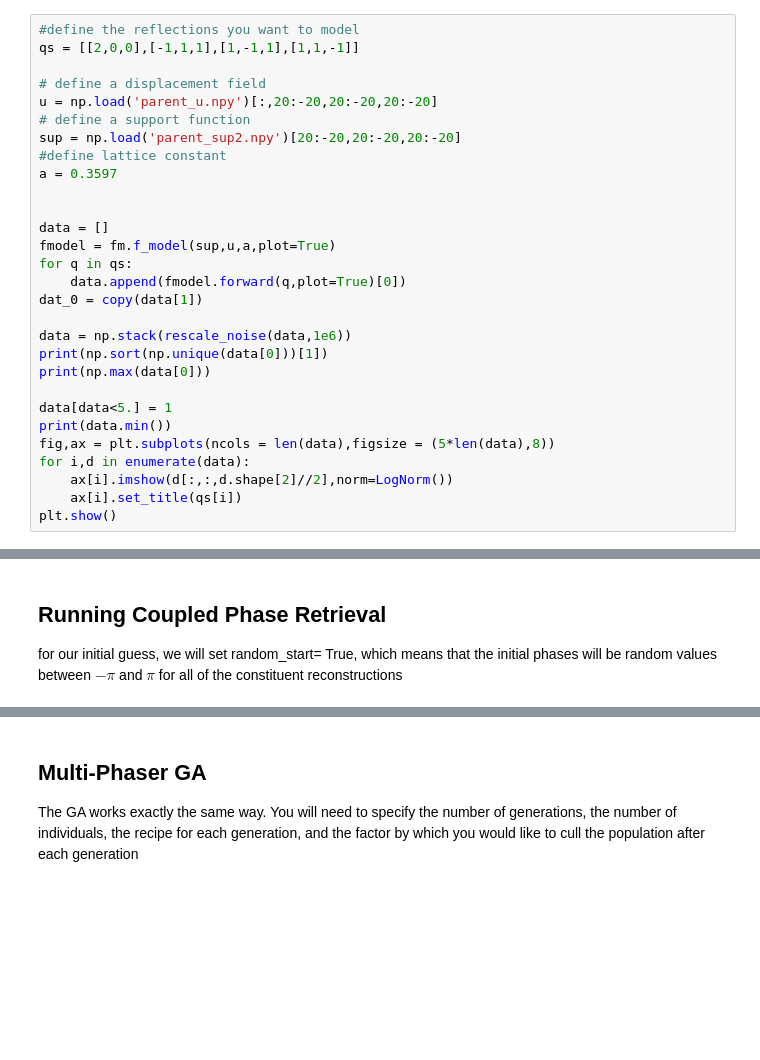
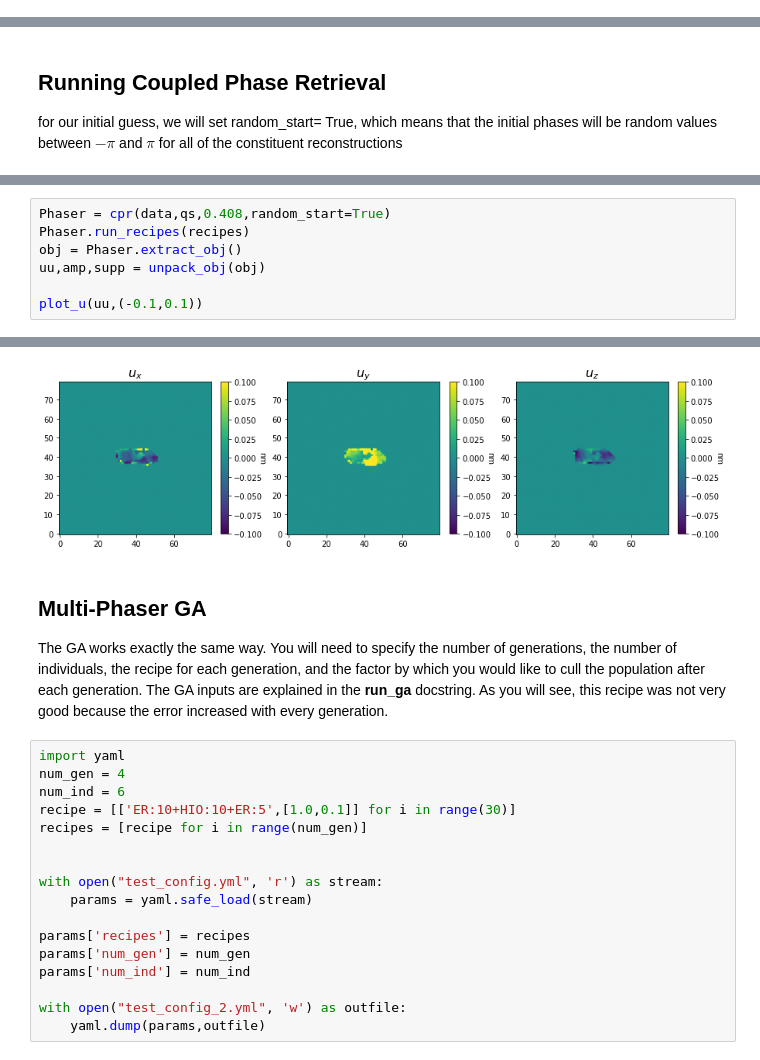
Before and after one commit to siddharth-maddali/Phaser, a Jupyter notebook: Tutorial.ipynb, the cells around one changed output, grey strips where cells are left out. Cells and saved outputs as stored; diff of their text form; blank space fills up the shorter version.

```diff
--- a/Tutorial.ipynb
+++ b/Tutorial.ipynb
@@ -15,29 +10,0 @@ This is a simple forward model which isn't that realistic, as we just use discre
-# %%
-#define the reflections you want to model
-qs = [[2,0,0],[-1,1,1],[1,-1,1],[1,1,-1]]
-
-# define a displacement field
-u = np.load('parent_u.npy')[:,20:-20,20:-20,20:-20]
-# define a support function
-sup = np.load('parent_sup2.npy')[20:-20,20:-20,20:-20]
-#define lattice constant
-a = 0.3597
-
-
-data = []
-fmodel = fm.f_model(sup,u,a,plot=True)
-for q in qs:
-    data.append(fmodel.forward(q,plot=True)[0])
-dat_0 = copy(data[1])
-
-data = np.stack(rescale_noise(data,1e6))
-print(np.sort(np.unique(data[0]))[1])
-print(np.max(data[0]))
-
-data[data<5.] = 1
-print(data.min())
-fig,ax = plt.subplots(ncols = len(data),figsize = (5*len(data),8))
-for i,d in enumerate(data):
-    ax[i].imshow(d[:,:,d.shape[2]//2],norm=LogNorm())
-    ax[i].set_title(qs[i])
-plt.show()
@@ -162,0 +56,8 @@ To enable them in other operations, rebuild TensorFlow with the appropriate comp
+# %%
+Phaser = cpr(data,qs,0.408,random_start=True)
+Phaser.run_recipes(recipes)
+obj = Phaser.extract_obj()
+uu,amp,supp = unpack_obj(obj)
+
+plot_u(uu,(-0.1,0.1))
+# %% [output]
@@ -163,6 +70,24 @@ To enable them in other operations, rebuild TensorFlow with the appropriate comp
+[figure, added]
 # %% [markdown]
 ## Multi-Phaser GA ##
-The GA works exactly the same way. You will need to specify the number of generations, the number of individuals, the recipe for each generation, and the factor by which you would like to cull the population after each generation
+The GA works exactly the same way. You will need to specify the number of generations, the number of individuals, the recipe for each generation, and the factor by which you would like to cull the population after each generation. The GA inputs are explained in the __run_ga__ docstring. As you will see, this recipe was not very good because the error increased with every generation.
+# %%
+import yaml
+num_gen = 4
+num_ind = 6
+recipe = [['ER:10+HIO:10+ER:5',[1.0,0.1]] for i in range(30)]
+recipes = [recipe for i in range(num_gen)]
+
+
+with open("test_config.yml", 'r') as stream:
+    params = yaml.safe_load(stream)
+
+params['recipes'] = recipes
+params['num_gen'] = num_gen
+params['num_ind'] = num_ind
+
+with open("test_config_2.yml", 'w') as outfile:
+    yaml.dump(params,outfile)
 # %%
 from coupled_phaser_GA import run_ga
 
```
Also changed, not shown: parts of 12 cells of this notebook, 14 other files.
